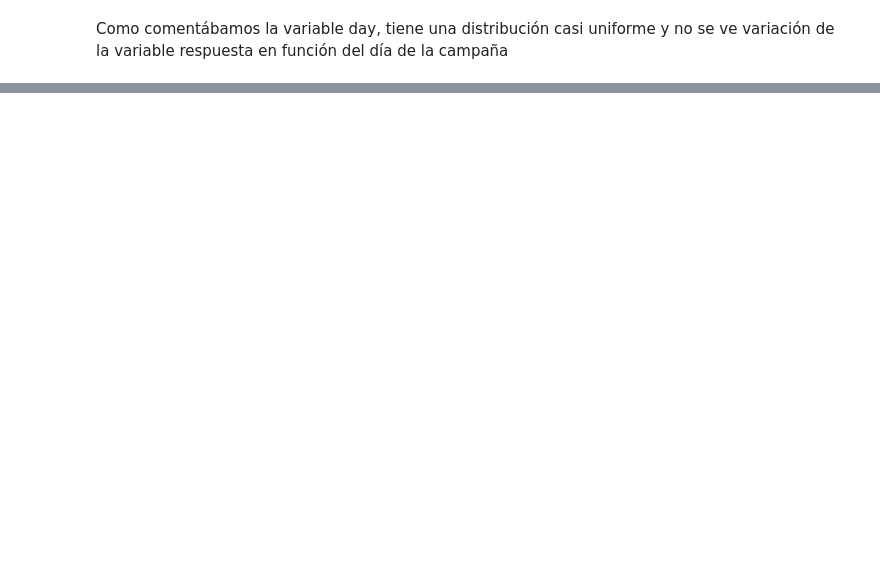
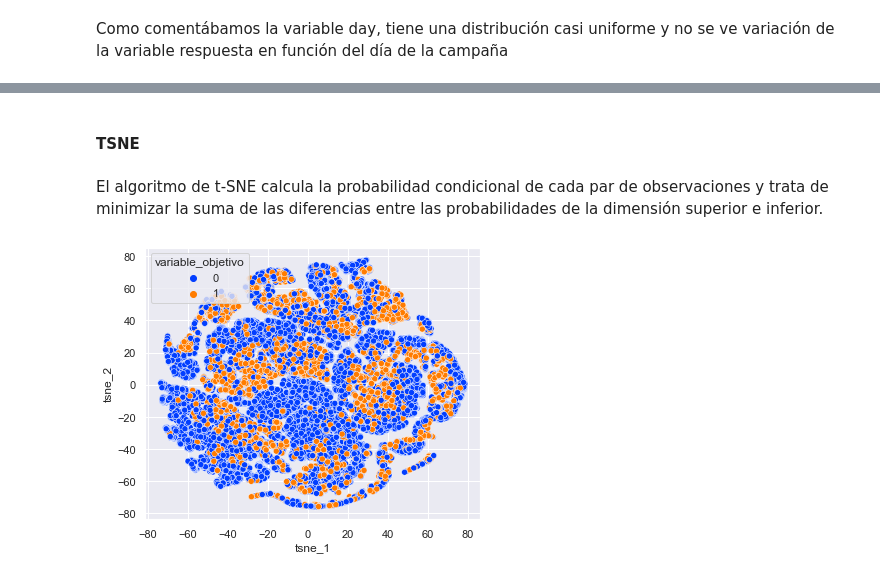
Before and after one commit to dquesada10/Git_Proyectos_Equipo2, a Jupyter notebook: 07. Machine Learning I/Banking_Dataset_Analysis.ipynb, the cells around one changed output, grey strips where cells are left out. Saved outputs shown, nothing was run; the diff lists cells and outputs as text; code cells hidden in the pictures; blank space fills up the shorter version.

Commit message:
Reducc Dimens
Actualizo la practica con tecnicas de reducion de dimensionalidad

```diff
--- a/07. Machine Learning I/Banking_Dataset_Analysis.ipynb
+++ b/07. Machine Learning I/Banking_Dataset_Analysis.ipynb
@@ -860,0 +1037,18 @@ df_encoded
+# %% [markdown]
+#### TSNE
+# %% [markdown]
+El algoritmo de t-SNE calcula la probabilidad condicional de cada par de observaciones y trata de minimizar la suma de las diferencias entre las probabilidades de la dimensión superior e inferior.
+# %%
+#En primer lugar, probamos pasando el conjunto completo. E el caso de TSNE no neecsita que las variables estén previamente normalizadas ya que se basa en similitud entre puntos
+tsne = TSNE(n_components=2, random_state=0, n_iter=1000)
+X_tsne = tsne.fit_transform(X)
+# %%
+# Crear un DataFrame con los resultados de t-SNE
+tsne_df = pd.DataFrame(X_tsne, columns=['tsne_1', 'tsne_2'])
+tsne_df['variable_objetivo'] = df_encoded['subscribed']
+
+# Grafico
+sns.scatterplot(data=tsne_df, x='tsne_1', y='tsne_2', hue='variable_objetivo', palette='bright')
+plt.show()
+# %% [output]
+[figure, added]
```
Also changed, not shown: parts of 58 cells of this notebook.
